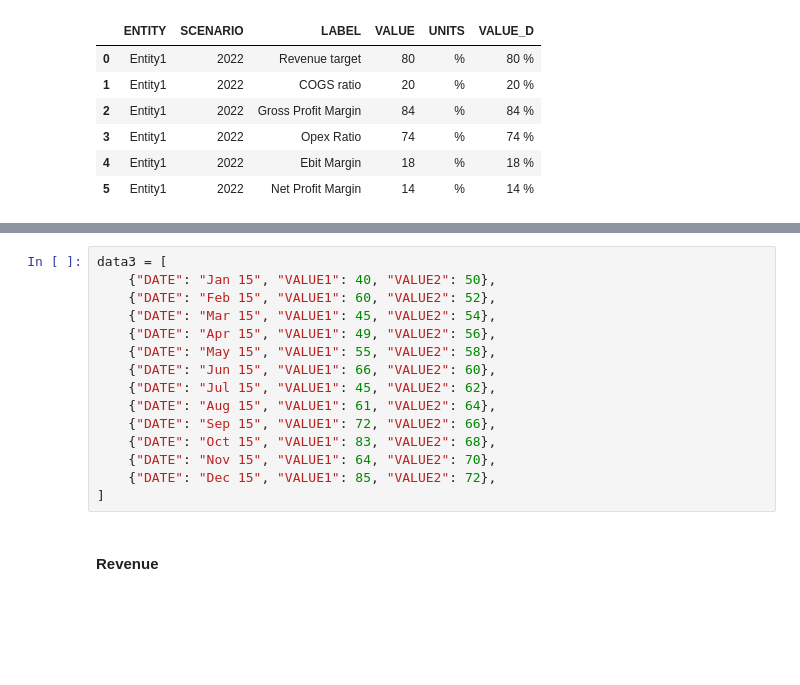
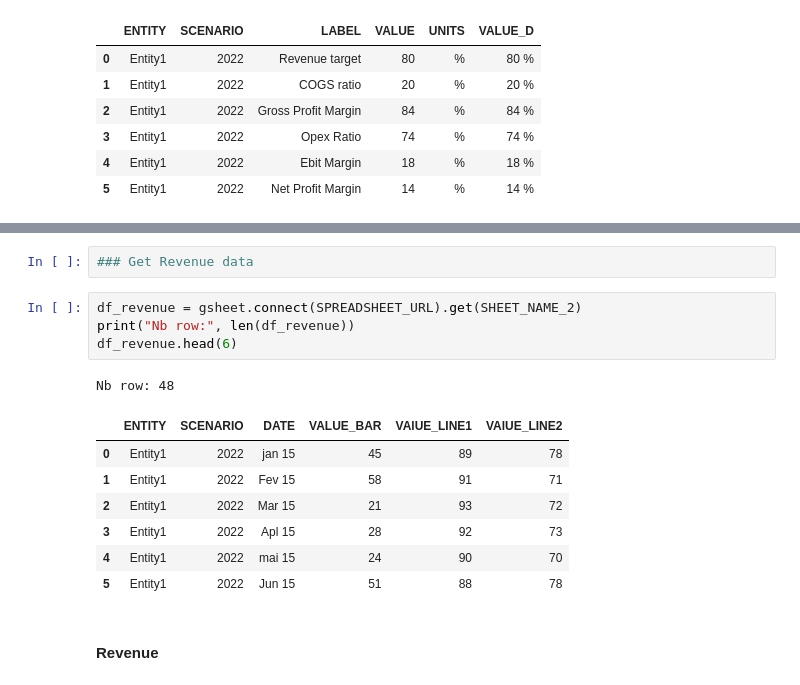
Before and after one commit to jupyter-naas/summer-dashboarding, a Jupyter notebook: dashboards/2-Financial consolidation/financial-consolidation.ipynb, the cells around one changed output, grey strips where cells are left out. Drawn from its saved outputs; the diff is of its cells as text; blank space fills up the shorter version.

```diff
--- a/dashboards/2-Financial consolidation/financial-consolidation.ipynb
+++ b/dashboards/2-Financial consolidation/financial-consolidation.ipynb
@@ -142,18 +74,18 @@ data2 = [
-# %%
-data3 = [
-    {"DATE": "Jan 15", "VALUE1": 40, "VALUE2": 50},
-    {"DATE": "Feb 15", "VALUE1": 60, "VALUE2": 52},
-    {"DATE": "Mar 15", "VALUE1": 45, "VALUE2": 54},
-    {"DATE": "Apr 15", "VALUE1": 49, "VALUE2": 56},
-    {"DATE": "May 15", "VALUE1": 55, "VALUE2": 58},
-    {"DATE": "Jun 15", "VALUE1": 66, "VALUE2": 60},
-    {"DATE": "Jul 15", "VALUE1": 45, "VALUE2": 62},
-    {"DATE": "Aug 15", "VALUE1": 61, "VALUE2": 64},
-    {"DATE": "Sep 15", "VALUE1": 72, "VALUE2": 66},
-    {"DATE": "Oct 15", "VALUE1": 83, "VALUE2": 68},
-    {"DATE": "Nov 15", "VALUE1": 64, "VALUE2": 70},
-    {"DATE": "Dec 15", "VALUE1": 85, "VALUE2": 72},
-]
+# %%
+### Get Revenue data
+# %%
+df_revenue = gsheet.connect(SPREADSHEET_URL).get(SHEET_NAME_2)
+print("Nb row:", len(df_revenue))
+df_revenue.head(6)
+# %% [output]
+Nb row: 48
+|  | ENTITY | SCENARIO | DATE | VALUE_BAR | VAlUE_LINE1 | VAlUE_LINE2 |
+| 0 | Entity1 | 2022 | jan 15 | 45 | 89 | 78 |
+| 1 | Entity1 | 2022 | Fev 15 | 58 | 91 | 71 |
+| 2 | Entity1 | 2022 | Mar 15 | 21 | 93 | 72 |
+| 3 | Entity1 | 2022 | Apl 15 | 28 | 92 | 73 |
+| 4 | Entity1 | 2022 | mai 15 | 24 | 90 | 70 |
+| 5 | Entity1 | 2022 | Jun 15 | 51 | 88 | 78 |
 # %% [markdown]
 #### Revenue
 # %%
```
Also changed, not shown: parts of 10 cells of this notebook.
